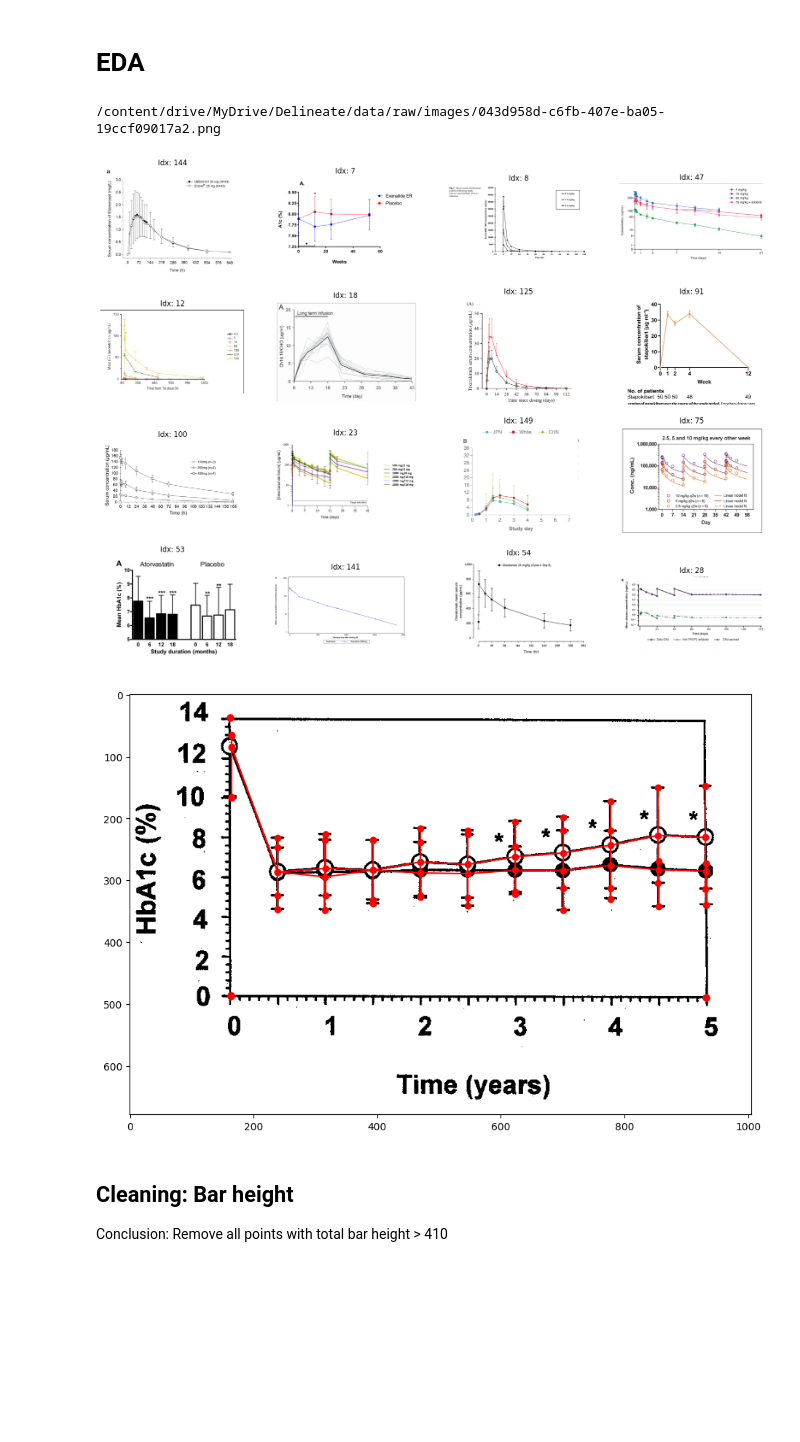
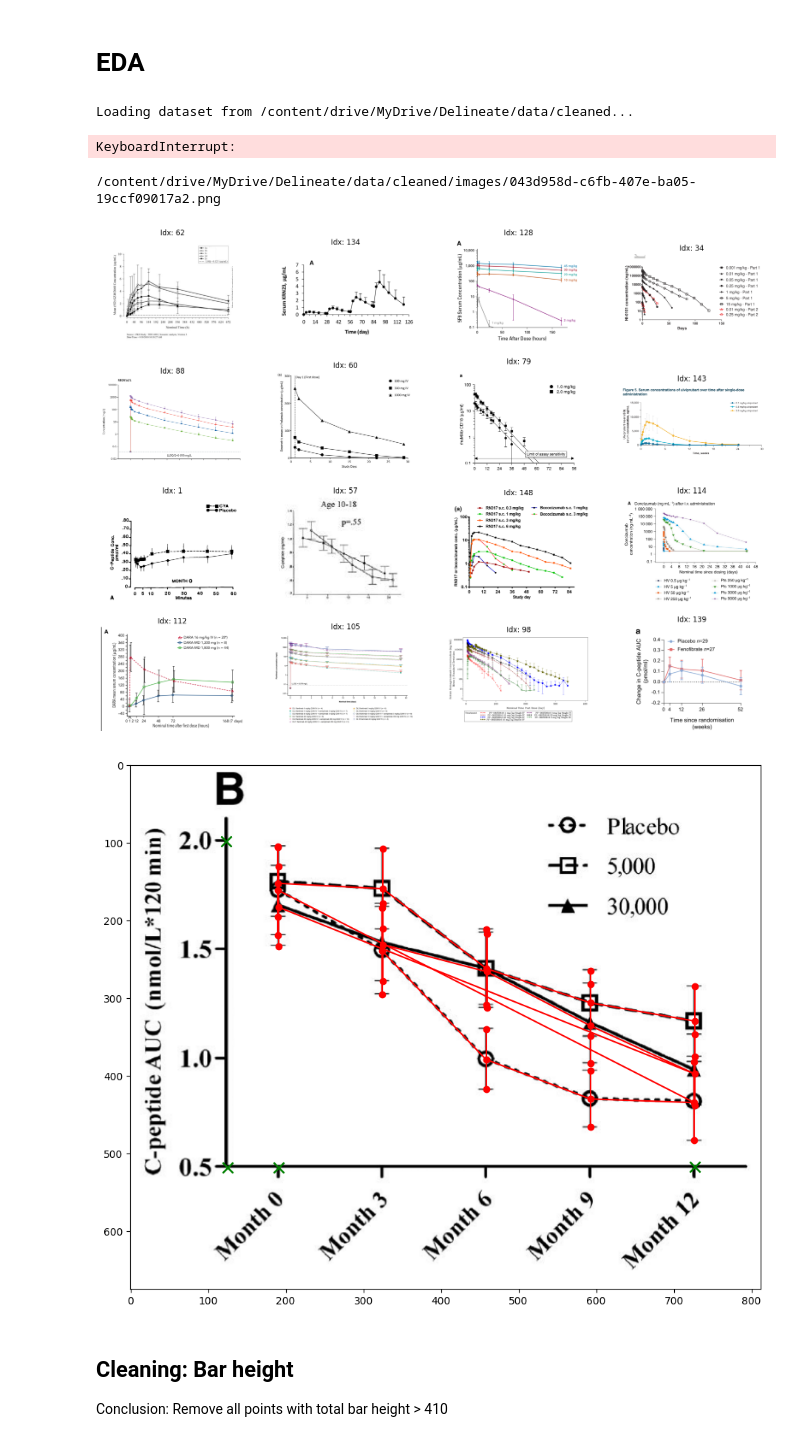
Before and after one commit to roundspecs/error-bar-detection, a Jupyter notebook: notebook.ipynb, the cells around one changed output. Cells and saved outputs as stored; diff of their text form; code cells hidden in the pictures; blank space fills up the shorter version.

```diff
--- a/notebook.ipynb
+++ b/notebook.ipynb
@@ -23,3 +23,3 @@ Drive already mounted at /content/drive; to attempt to forcibly remount, call dr
 # %%
 from pathlib import Path
-DATASET_PATH = Path('/content/drive/MyDrive/Delineate/data/raw')
+DATASET_PATH = Path('/content/drive/MyDrive/Delineate/data/')
@@ -27,13 +30,16 @@ DATASET_PATH = Path('/content/drive/MyDrive/Delineate/data/raw')
 # EDA
 # %%
 import os
-from src.common.loader import load_dataset
+from src.common.io import load_dataset
 
-dataset = load_dataset(DATASET_PATH)
+dataset = load_dataset(DATASET_PATH / 'cleaned')
+# %% [output]
+Loading dataset from /content/drive/MyDrive/Delineate/data/cleaned...
+KeyboardInterrupt:
 # %%
 print(dataset[0].image_path)
 # %% [output]
-/content/drive/MyDrive/Delineate/data/raw/images/043d958d-c6fb-407e-ba05-19ccf09017a2.png
+/content/drive/MyDrive/Delineate/data/cleaned/images/043d958d-c6fb-407e-ba05-19ccf09017a2.png
 # %%
 from matplotlib import pyplot as plt
 import random
@@ -48,27 +54,32 @@ for i, idx in enumerate(random_idx):
   axs[i%4][i//4].set_axis_off()
 plt.show()
 # %% [output]
-[figure, old version]
+[figure, new version]
 # %%
 def visualize_sample(idx):
   img = plt.imread(dataset[idx].image_path)
   fig, ax = plt.subplots(figsize=(img.shape[0]//60, img.shape[1]//60))
   ax.imshow(img, cmap='gray')
 
   for line in dataset[idx].lines:
     x, y = [], []
+    phantom_x, phantom_y = [], []
     for p in line.points:
       if p.label == '':
         x.append(p.x)
         y.append(p.y)
-      ax.plot([p.x, p.x], [p.y - p.topBarPixelDistance, p.y + p.bottomBarPixelDistance], color='red', marker='o')
+        ax.plot([p.x, p.x], [p.y - p.topBarPixelDistance, p.y + p.bottomBarPixelDistance], color='red', marker='o')
+      else:
+        phantom_x.append(p.x)
+        phantom_y.append(p.y)
     ax.plot(x, y, color='red', marker='o')
+    ax.scatter(phantom_x, phantom_y, color='green', marker='x', s=100)
     # ax.set_axis_off()
   plt.show()
 
-visualize_sample(29)
+visualize_sample(147)
 # %% [output]
-[figure, old version]
+[figure, new version]
 # %% [markdown]
 ## Cleaning: Bar height
 Conclusion: Remove all points with total bar height > 410
```
Also changed, not shown: parts of 26 cells of this notebook.
